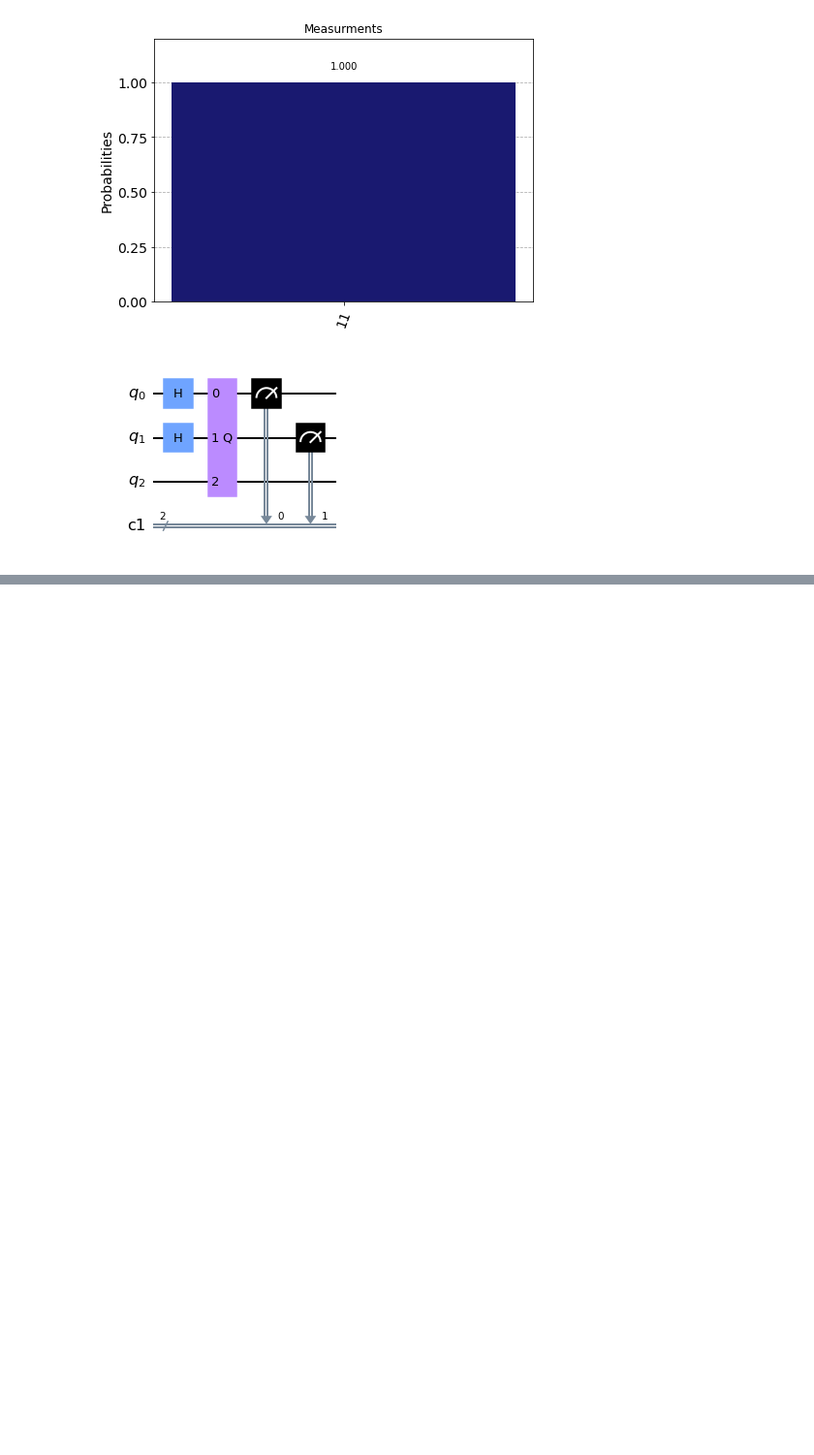
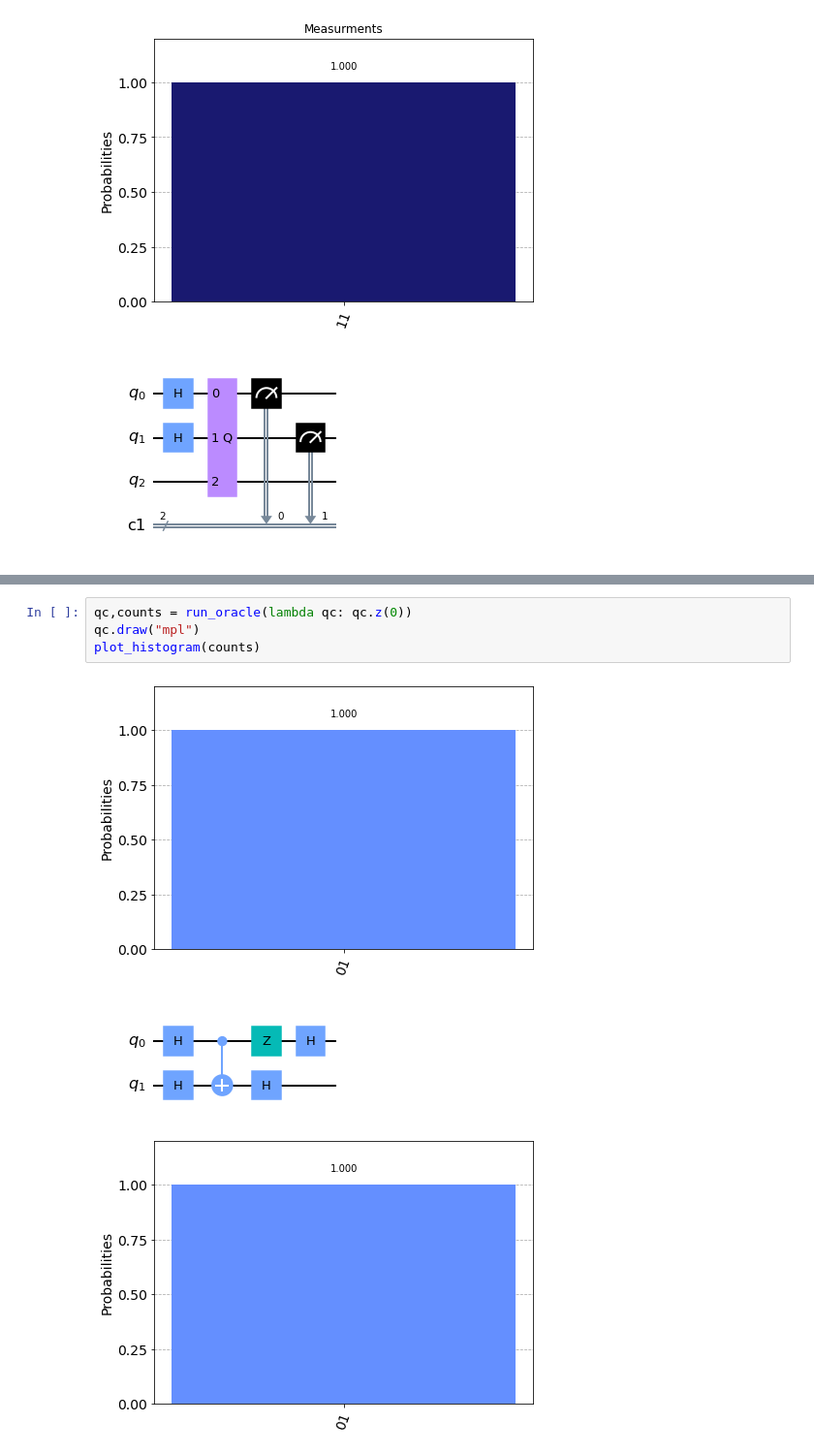
Before and after one commit to Hasanshekh/Oracle, a Jupyter notebook: Oracle Exercise.ipynb, the cells around one changed output, grey strips where cells are left out. Shown at 97% size. Drawn from its saved outputs; the diff is of its cells as text; blank space fills up the shorter version.

```diff
--- a/Oracle Exercise.ipynb
+++ b/Oracle Exercise.ipynb
@@ -87,0 +114,8 @@ enter the string 00011000
+# %%
+qc,counts = run_oracle(lambda qc: qc.z(0))
+qc.draw("mpl")
+plot_histogram(counts)
+# %% [output]
+[figure, added]
+[figure, added]
+[figure, added]
```
Also changed, not shown: parts of 6 cells of this notebook.
